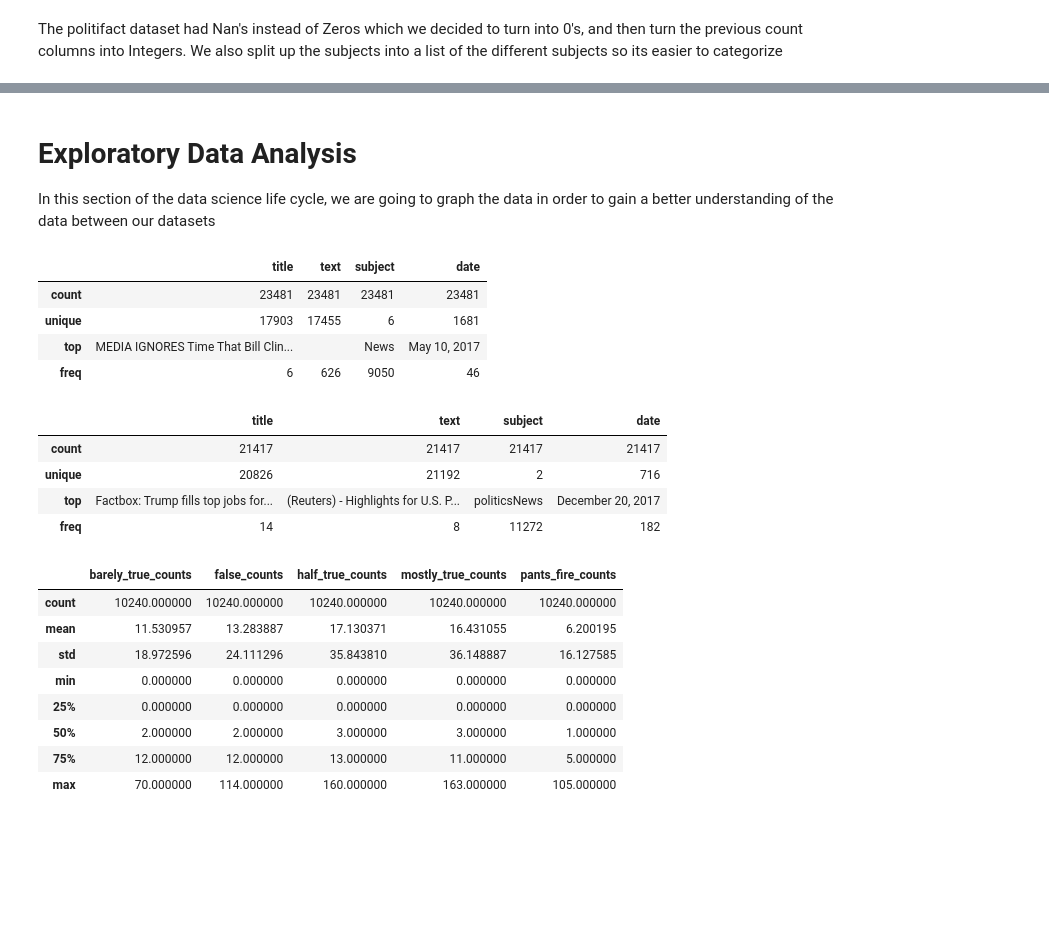
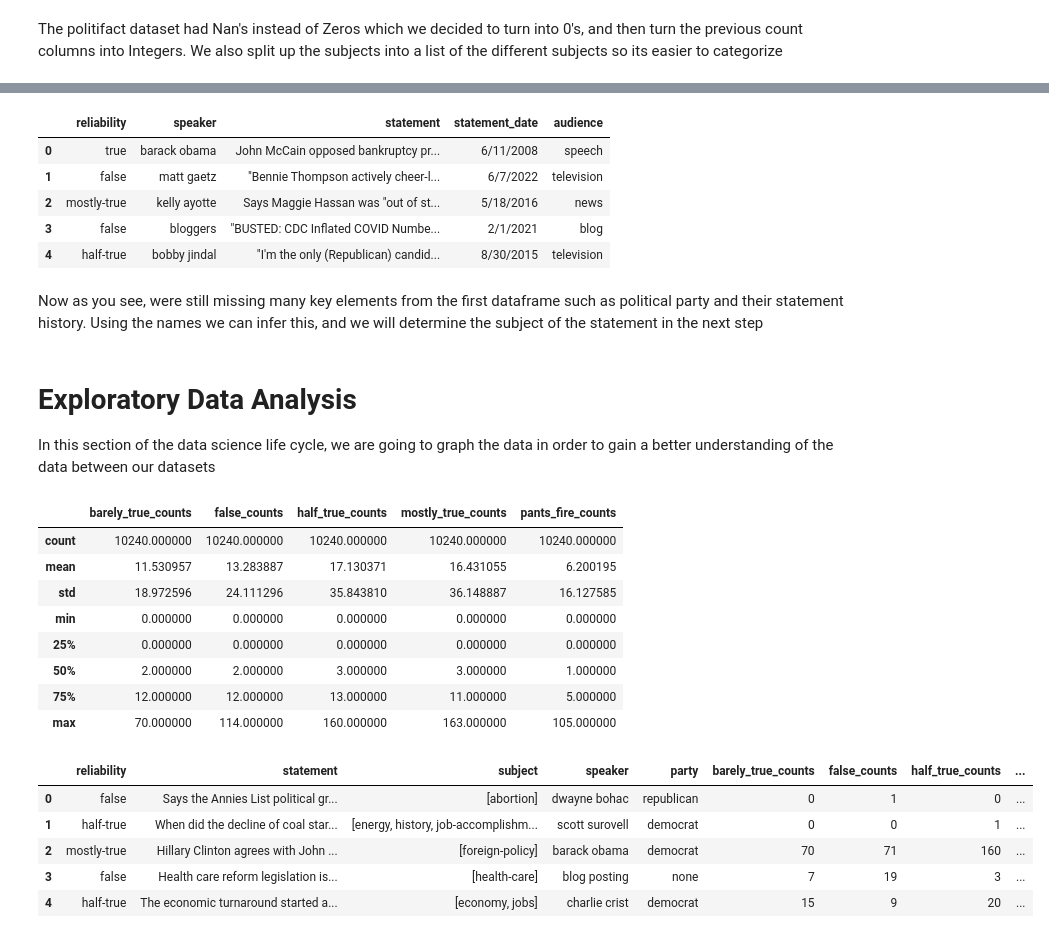
Before and after one commit to namanNagelia/cmsc320_finalProject, a Jupyter notebook: project.ipynb, the cells around one changed output, grey strips where cells are left out. Saved outputs shown, nothing was run; the diff lists cells and outputs as text; code cells hidden in the pictures; blank space fills up the shorter version.

```diff
--- a/project.ipynb
+++ b/project.ipynb
@@ -118,28 +98,40 @@ false = ['false', 'pants_fire', 'barely_true']
+# %%
+statements2['statement_originator'] = statements2['statement_originator'].astype(str).str.lower().str.replace('-', ' ')
+statements2.rename(columns={'statement_originator': 'speaker', 'verdict': 'reliability', 'statement_source': 'audience'}, inplace=True)
+statements2.drop(columns=["factchecker", "factcheck_date", "factcheck_analysis_link"], inplace=True)
+
+statements2.head()
+# %% [output]
+|  | reliability | speaker | statement | statement_date | audience |
+| 0 | true | barack obama | John McCain opposed bankruptcy pr... | 6/11/2008 | speech |
+| 1 | false | matt gaetz | "Bennie Thompson actively cheer-l... | 6/7/2022 | television |
+| 2 | mostly-true | kelly ayotte | Says Maggie Hassan was "out of st... | 5/18/2016 | news |
+| 3 | false | bloggers | "BUSTED: CDC Inflated COVID Numbe... | 2/1/2021 | blog |
+| 4 | half-true | bobby jindal | "I'm the only (Republican) candid... | 8/30/2015 | television |
+# %% [markdown]
+Now as you see, were still missing many key elements from the first dataframe such as political party and their statement history. Using the names we can infer this, and we will determine the subject of the statement in the next step
 # %% [markdown]
 # Exploratory Data Analysis
 
 In this section of the data science life cycle, we are going to graph the data in order to gain a better understanding of the data between our datasets
 # %%
-display(fake_news.describe())
-display(true_news.describe())
 display(statements.describe())
 # %% [output]
-|  | title | text | subject | date |
-| count | 23481 | 23481 | 23481 | 23481 |
-| unique | 17903 | 17455 | 6 | 1681 |
-| top | MEDIA IGNORES Time That Bill Clin... |  | News | May 10, 2017 |
-| freq | 6 | 626 | 9050 | 46 |
+|  | barely_true_counts | false_counts | half_true_counts | mostly_true_counts | pants_fire_counts |
+| count | 10240.000000 | 10240.000000 | 10240.000000 | 10240.000000 | 10240.000000 |
+| mean | 11.530957 | 13.283887 | 17.130371 | 16.431055 | 6.200195 |
+| std | 18.972596 | 24.111296 | 35.843810 | 36.148887 | 16.127585 |
+| min | 0.000000 | 0.000000 | 0.000000 | 0.000000 | 0.000000 |
+| 25% | 0.000000 | 0.000000 | 0.000000 | 0.000000 | 0.000000 |
+| 50% | 2.000000 | 2.000000 | 3.000000 | 3.000000 | 1.000000 |
+| 75% | 12.000000 | 12.000000 | 13.000000 | 11.000000 | 5.000000 |
+| max | 70.000000 | 114.000000 | 160.000000 | 163.000000 | 105.000000 |
-|  | title | text | subject | date |
-| count | 21417 | 21417 | 21417 | 21417 |
-| unique | 20826 | 21192 | 2 | 716 |
-| top | Factbox: Trump fills top jobs for... | (Reuters) - Highlights for U.S. P... | politicsNews | December 20, 2017 |
-| freq | 14 | 8 | 11272 | 182 |
-|  | barely_true_counts | false_counts | half_true_counts | mostly_true_counts | pants_fire_counts |
-| count | 10240.000000 | 10240.000000 | 10240.000000 | 10240.000000 | 10240.000000 |
-| mean | 11.530957 | 13.283887 | 17.130371 | 16.431055 | 6.200195 |
-| std | 18.972596 | 24.111296 | 35.843810 | 36.148887 | 16.127585 |
-| min | 0.000000 | 0.000000 | 0.000000 | 0.000000 | 0.000000 |
-| 25% | 0.000000 | 0.000000 | 0.000000 | 0.000000 | 0.000000 |
-| 50% | 2.000000 | 2.000000 | 3.000000 | 3.000000 | 1.000000 |
-| 75% | 12.000000 | 12.000000 | 13.000000 | 11.000000 | 5.000000 |
-| max | 70.000000 | 114.000000 | 160.000000 | 163.000000 | 105.000000 |
+# %%
+statements.head()
+# %% [output]
+|  | reliability | statement | subject | speaker | party | barely_true_counts | false_counts | half_true_counts | ... |
+| 0 | false | Says the Annies List political gr... | [abortion] | dwayne bohac | republican | 0 | 1 | 0 | ... |
+| 1 | half-true | When did the decline of coal star... | [energy, history, job-accomplishm... | scott surovell | democrat | 0 | 0 | 1 | ... |
+| 2 | mostly-true | Hillary Clinton agrees with John ... | [foreign-policy] | barack obama | democrat | 70 | 71 | 160 | ... |
+| 3 | false | Health care reform legislation is... | [health-care] | blog posting | none | 7 | 19 | 3 | ... |
+| 4 | half-true | The economic turnaround started a... | [economy, jobs] | charlie crist | democrat | 15 | 9 | 20 | ... |
```
Also changed, not shown: parts of 13 cells of this notebook, 3 other files.
